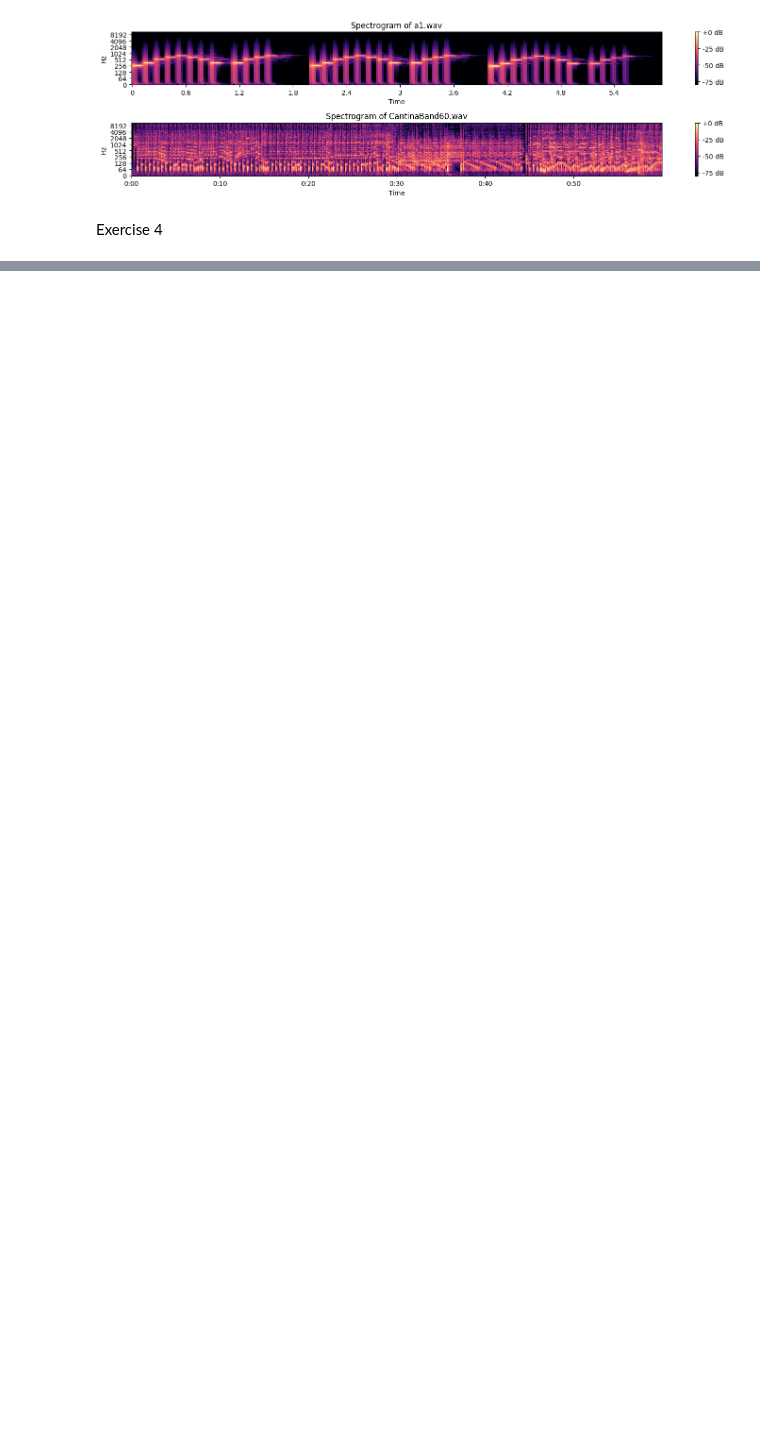
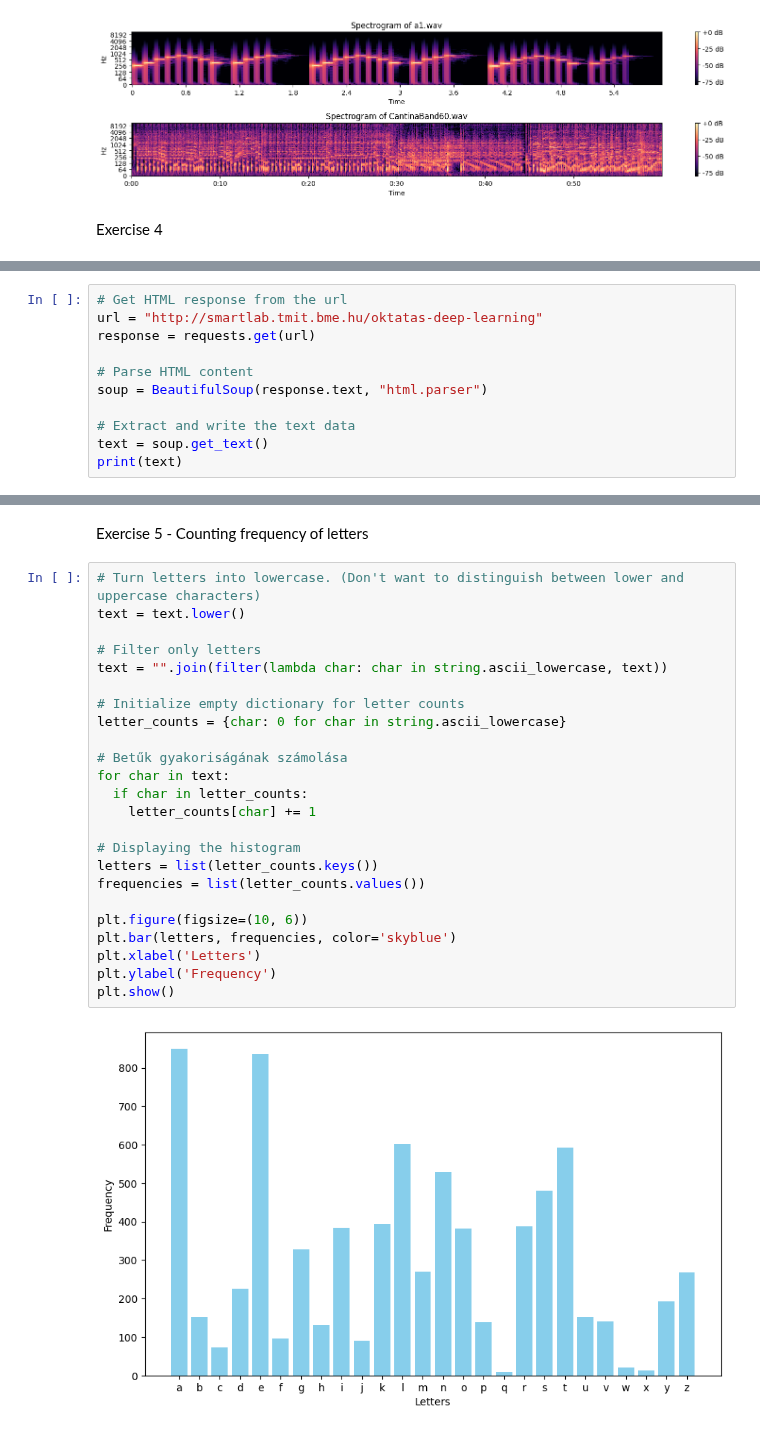
Before and after one commit to BrMrtn/GoogleColab, a Jupyter notebook: DeepLearning/KHF1.ipynb, the cells around one changed output, grey strips where cells are left out. Saved outputs shown, nothing was run; the diff lists cells and outputs as text; blank space fills up the shorter version.

```diff
--- a/DeepLearning/KHF1.ipynb
+++ b/DeepLearning/KHF1.ipynb
@@ -182,0 +212,11 @@ Exercise 4
+# %%
+# Get HTML response from the url
+url = "http://smartlab.tmit.bme.hu/oktatas-deep-learning"
+response = requests.get(url)
+
+# Parse HTML content
+soup = BeautifulSoup(response.text, "html.parser")
+
+# Extract and write the text data
+text = soup.get_text()
+print(text)
@@ -182,0 +241,28 @@ Exercise 4
+# %% [markdown]
+Exercise 5 - Counting frequency of letters
+# %%
+# Turn letters into lowercase. (Don't want to distinguish between lower and uppercase characters)
+text = text.lower()
+
+# Filter only letters
+text = "".join(filter(lambda char: char in string.ascii_lowercase, text))
+
+# Initialize empty dictionary for letter counts
+letter_counts = {char: 0 for char in string.ascii_lowercase}
+
+# Betűk gyakoriságának számolása
+for char in text:
+  if char in letter_counts:
+    letter_counts[char] += 1
+
+# Displaying the histogram
+letters = list(letter_counts.keys())
+frequencies = list(letter_counts.values())
+
+plt.figure(figsize=(10, 6))
+plt.bar(letters, frequencies, color='skyblue')
+plt.xlabel('Letters')
+plt.ylabel('Frequency')
+plt.show()
+# %% [output]
+[figure, added]
```
Also changed, not shown: parts of 6 cells of this notebook.
